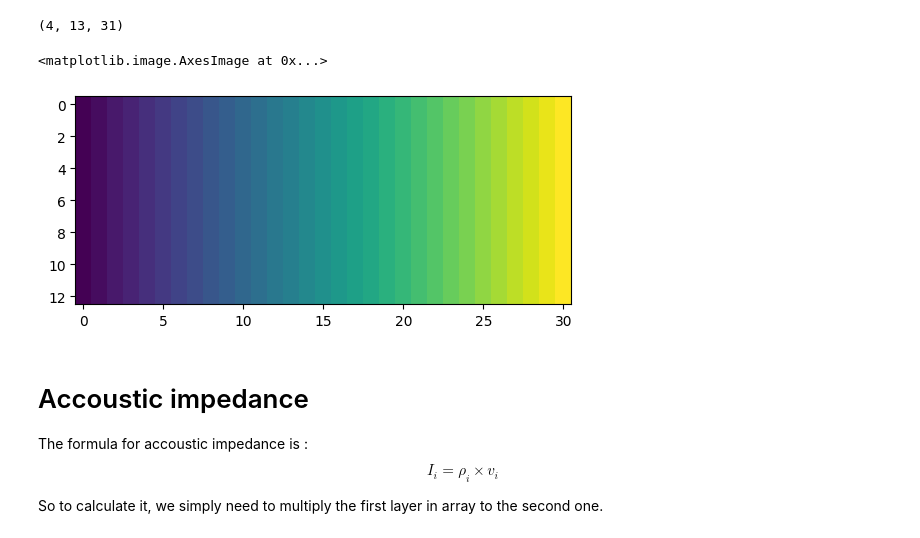
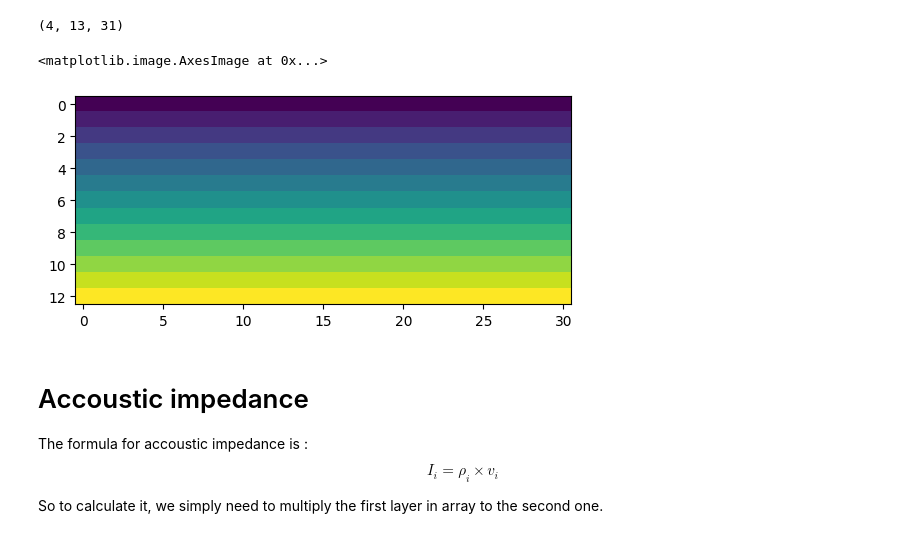
Before and after one commit to Dunckleosteus/seismic, a Jupyter notebook: seismic.ipynb, the cells around one changed output. Saved outputs shown, nothing was run; the diff lists cells and outputs as text; code cells hidden in the pictures.

```diff
--- a/seismic.ipynb
+++ b/seismic.ipynb
@@ -70,10 +69,10 @@ array.shape
 # %% [output]
 (4, 13, 31)
 # %%
-plt.imshow(array[2, :, :])
+plt.imshow(np.flip(array[3, :, :]))
 # %% [output]
 <matplotlib.image.AxesImage at 0x...>
-[figure, old version]
+[figure, new version]
 # %% [markdown]
 # Accoustic impedance
 The formula for accoustic impedance is :
```
Also changed, not shown: parts of 4 cells of this notebook.
